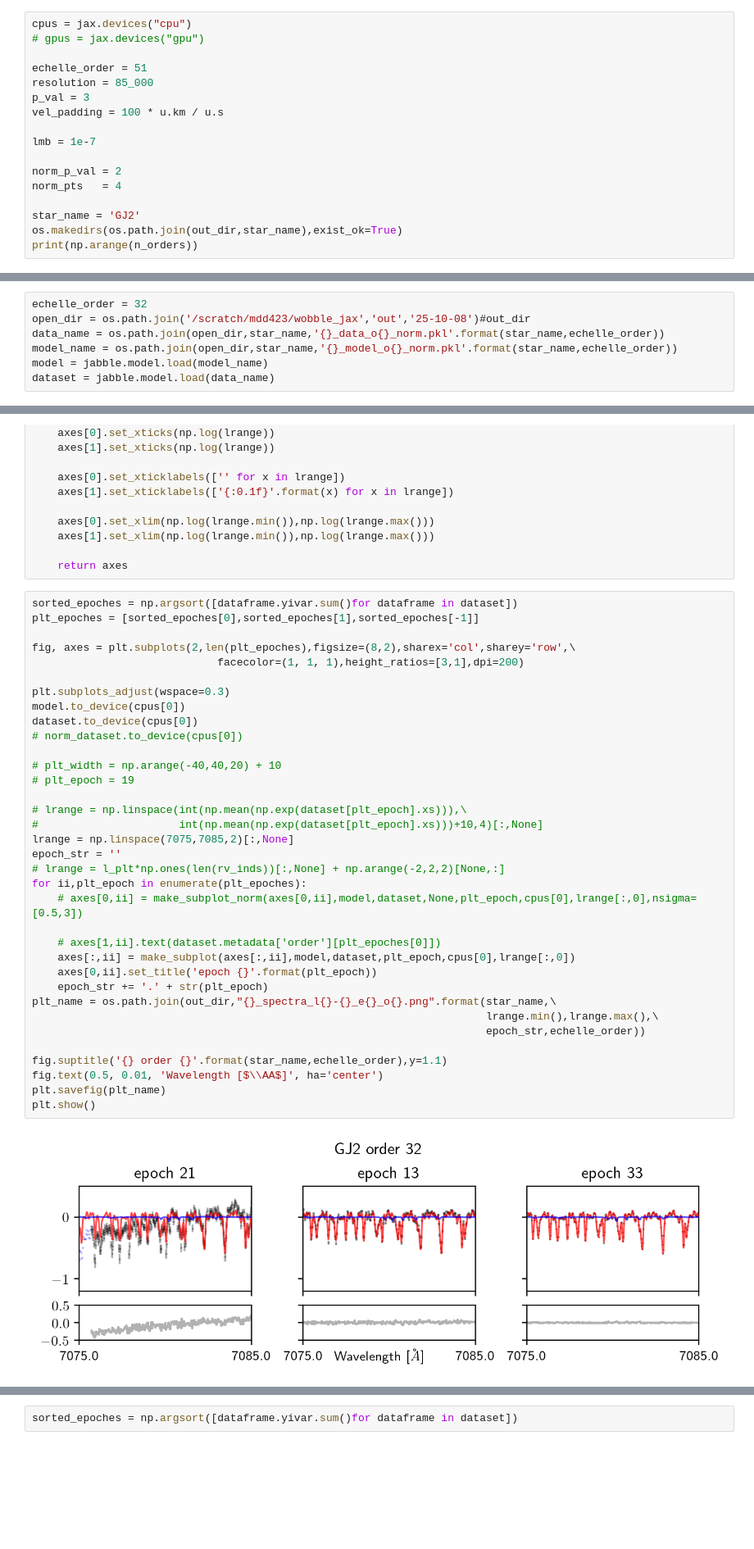
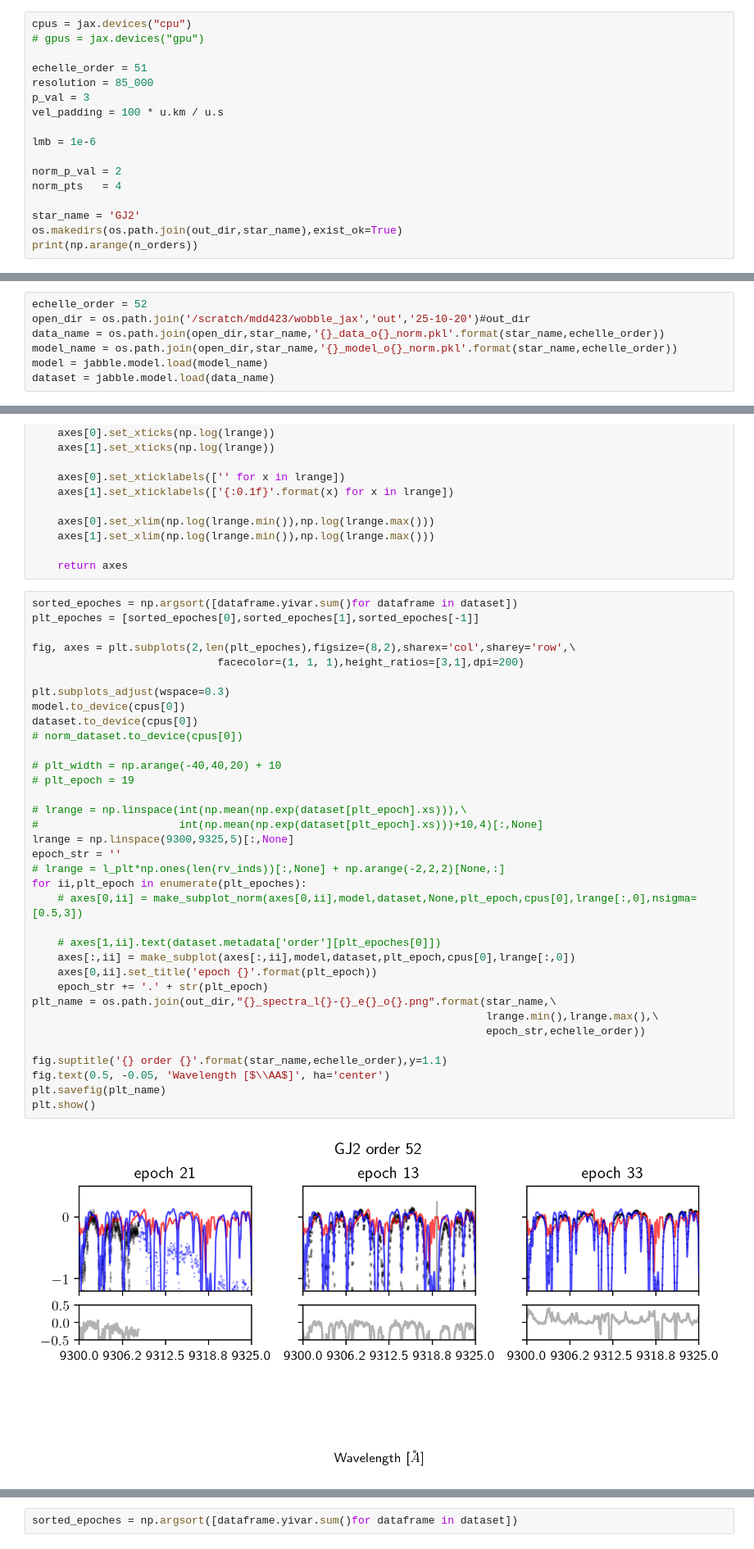
Before and after one commit to mdd423/wobble_jax, a Jupyter notebook: notebooks/06-CARMENES.ipynb, the cells around one changed output, grey strips where cells are left out. Shown at 82% size. Drawn from its saved outputs; the diff is of its cells as text; blank space fills up the shorter version.

```diff
--- a/notebooks/06-CARMENES.ipynb
+++ b/notebooks/06-CARMENES.ipynb
@@ -302,7 +302,7 @@ resolution = 85_000
 p_val = 3
 vel_padding = 100 * u.km / u.s
 
-lmb = 1e-7
+lmb = 1e-6
 
 norm_p_val = 2
 norm_pts   = 4
@@ -389,6 +407,6 @@ print(np.arange(n_orders))
 # %%
-echelle_order = 32
-open_dir = os.path.join('/scratch/mdd423/wobble_jax','out','25-10-08')#out_dir
+echelle_order = 52
+open_dir = os.path.join('/scratch/mdd423/wobble_jax','out','25-10-20')#out_dir
 data_name = os.path.join(open_dir,star_name,'{}_data_o{}_norm.pkl'.format(star_name,echelle_order))
 model_name = os.path.join(open_dir,star_name,'{}_model_o{}_norm.pkl'.format(star_name,echelle_order))
 model = jabble.model.load(model_name)
@@ -472,36 +490,36 @@ plt_epoches = [sorted_epoches[0],sorted_epoches[1],sorted_epoches[-1]]
 fig, axes = plt.subplots(2,len(plt_epoches),figsize=(8,2),sharex='col',sharey='row',\
                              facecolor=(1, 1, 1),height_ratios=[3,1],dpi=200)
 
 plt.subplots_adjust(wspace=0.3)
 model.to_device(cpus[0])
 dataset.to_device(cpus[0])
 # norm_dataset.to_device(cpus[0])
 
 # plt_width = np.arange(-40,40,20) + 10
 # plt_epoch = 19
 
 # lrange = np.linspace(int(np.mean(np.exp(dataset[plt_epoch].xs))),\
 #                      int(np.mean(np.exp(dataset[plt_epoch].xs)))+10,4)[:,None]
-lrange = np.linspace(7075,7085,2)[:,None]
+lrange = np.linspace(9300,9325,5)[:,None]
 epoch_str = ''
 # lrange = l_plt*np.ones(len(rv_inds))[:,None] + np.arange(-2,2,2)[None,:]
 for ii,plt_epoch in enumerate(plt_epoches):
     # axes[0,ii] = make_subplot_norm(axes[0,ii],model,dataset,None,plt_epoch,cpus[0],lrange[:,0],nsigma=[0.5,3])
 
     # axes[1,ii].text(dataset.metadata['order'][plt_epoches[0]])
     axes[:,ii] = make_subplot(axes[:,ii],model,dataset,plt_epoch,cpus[0],lrange[:,0])
     axes[0,ii].set_title('epoch {}'.format(plt_epoch))
     epoch_str += '.' + str(plt_epoch)
 plt_name = os.path.join(out_dir,"{}_spectra_l{}-{}_e{}_o{}.png".format(star_name,\
                                                                        lrange.min(),lrange.max(),\
                                                                        epoch_str,echelle_order))
 
 fig.suptitle('{} order {}'.format(star_name,echelle_order),y=1.1)
-fig.text(0.5, 0.01, 'Wavelength [$\\AA$]', ha='center')
+fig.text(0.5, -0.05, 'Wavelength [$\\AA$]', ha='center')
 plt.savefig(plt_name)
 plt.show()
 # %% [output]
-[figure, old version]
+[figure, new version]
 # %%
 def make_subplot_norm(axes,model,dataset,norm_dataset,plt_epoch,device,lrange,nsigma):
 
```
Also changed, not shown: parts of 1 cell of this notebook, 1 other file.
